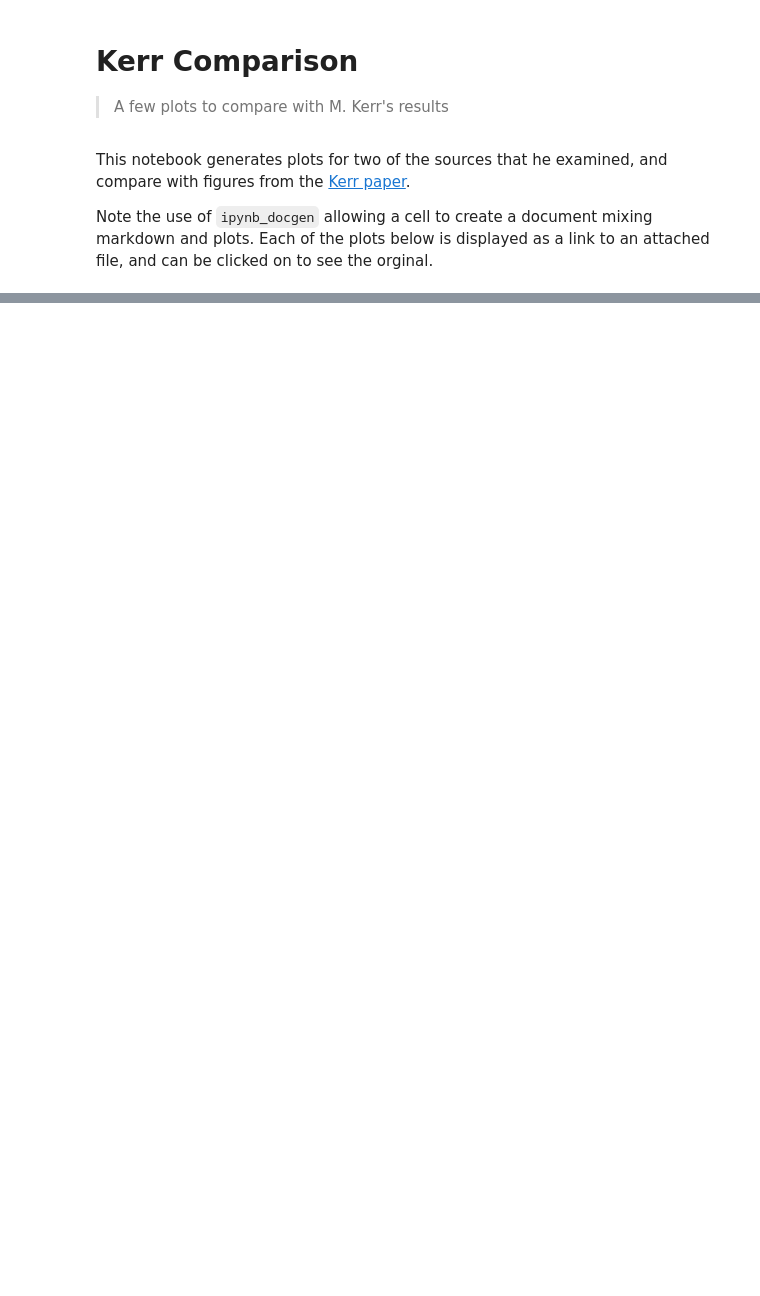
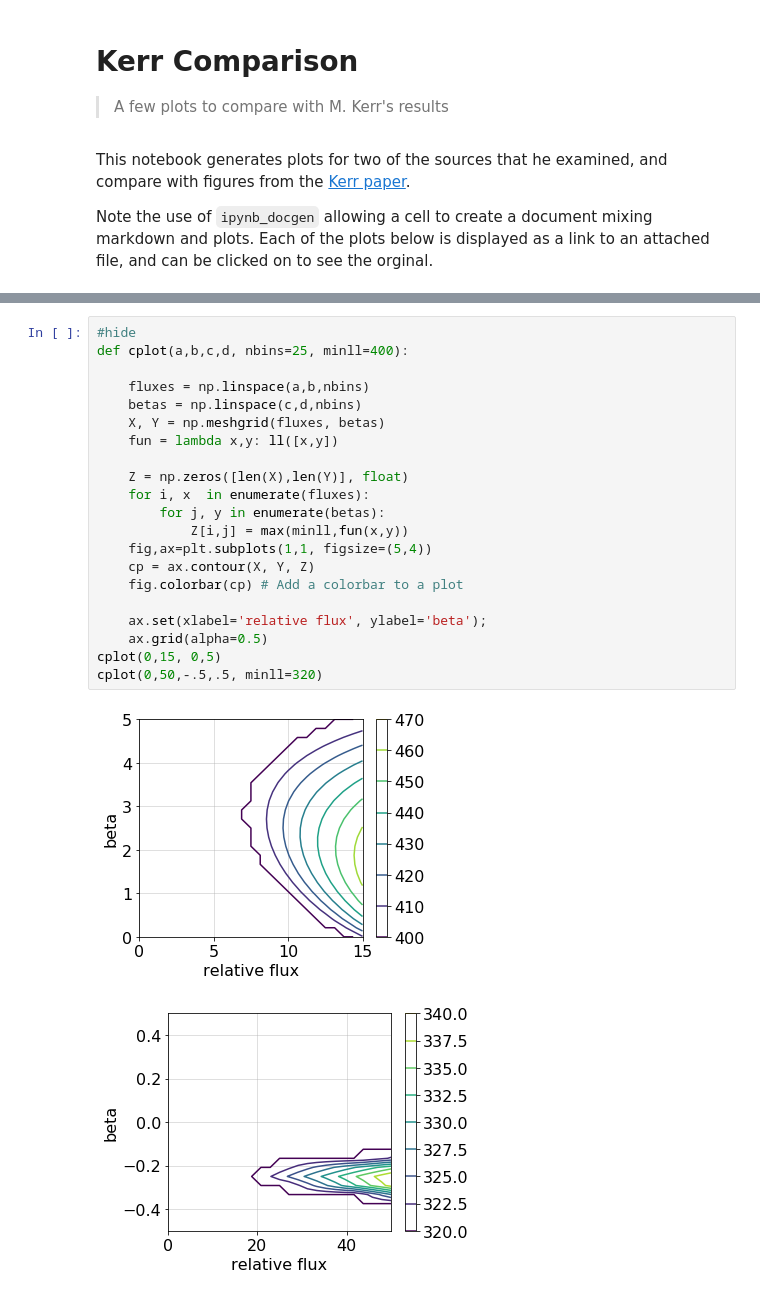
Before and after one commit to tburnett/light_curves, a Jupyter notebook: nbs/kerr_comparison.ipynb, the cells around one changed output, grey strips where cells are left out. Cells and saved outputs as stored; diff of their text form; blank space fills up the shorter version.

```diff
--- a/nbs/kerr_comparison.ipynb
+++ b/nbs/kerr_comparison.ipynb
@@ -87,0 +122,24 @@ This corresponds to the upper central panel in Kerr's Figure 2.
+# %%
+#hide
+def cplot(a,b,c,d, nbins=25, minll=400):
+
+    fluxes = np.linspace(a,b,nbins)
+    betas = np.linspace(c,d,nbins)
+    X, Y = np.meshgrid(fluxes, betas)
+    fun = lambda x,y: ll([x,y])
+
+    Z = np.zeros([len(X),len(Y)], float)
+    for i, x  in enumerate(fluxes):
+        for j, y in enumerate(betas):
+            Z[i,j] = max(minll,fun(x,y))
+    fig,ax=plt.subplots(1,1, figsize=(5,4))
+    cp = ax.contour(X, Y, Z)
+    fig.colorbar(cp) # Add a colorbar to a plot
+
+    ax.set(xlabel='relative flux', ylabel='beta');
+    ax.grid(alpha=0.5)
+cplot(0,15, 0,5)
+cplot(0,50,-.5,.5, minll=320)
+# %% [output]
+[figure, added]
+[figure, added]
```
Also changed, not shown: parts of 5 cells of this notebook, 17 other files.
